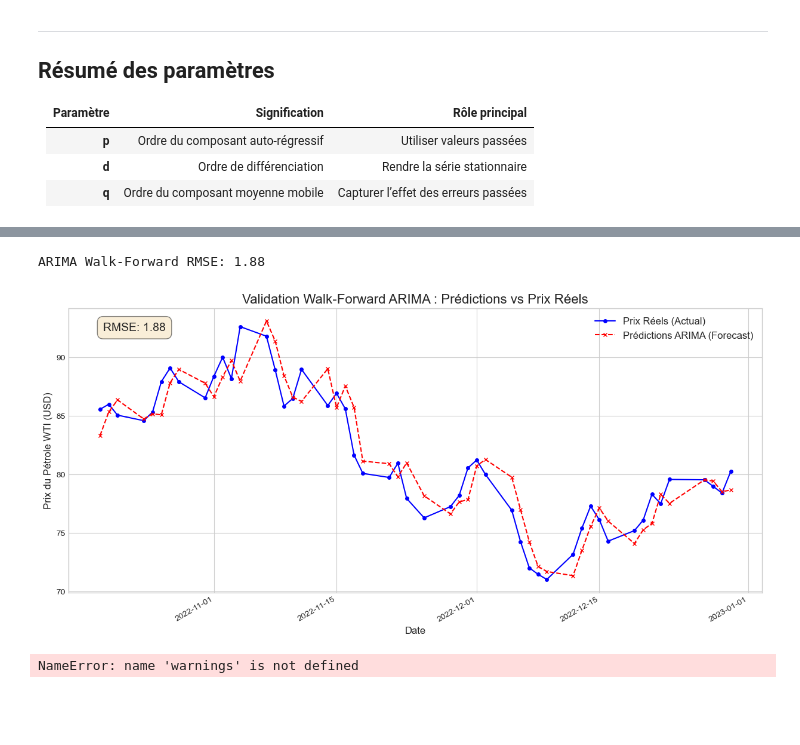
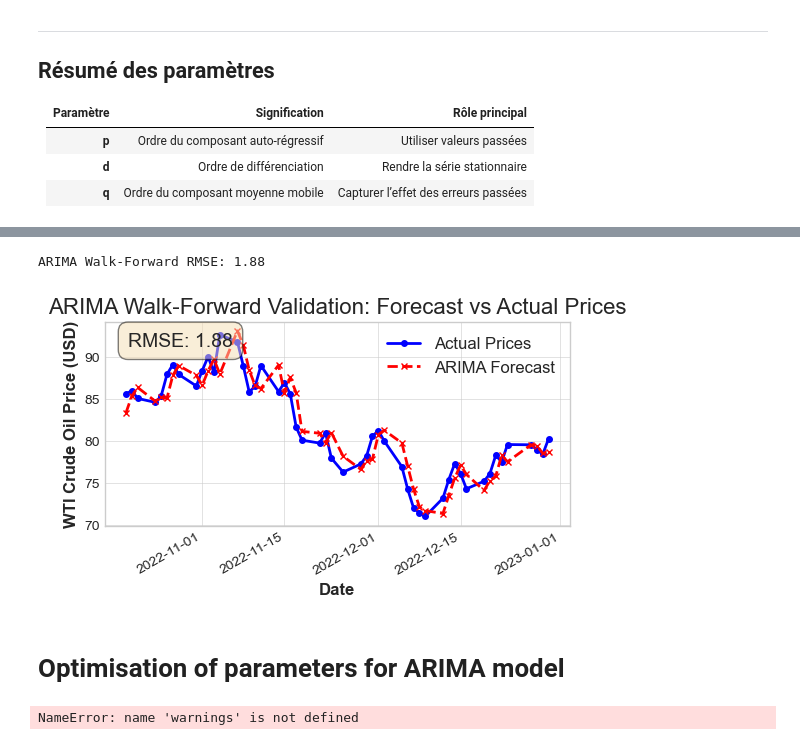
Before and after one commit to EKHARKHA/time-series-forecasting-WTI, a Jupyter notebook: code.ipynb, the cells around one changed output, grey strips where cells are left out. Drawn from its saved outputs; the diff is of its cells as text; code cells hidden in the pictures; blank space fills up the shorter version.

```diff
--- a/code.ipynb
+++ b/code.ipynb
@@ -485,9 +470,6 @@ On ajoute la différence prédite à la dernière valeur observée :
 # %%
-import warnings
-
 warnings.filterwarnings("ignore")
 
-# --- DATA LOADING ---
 ticker_symbol = "CL=F"
 start_date = "2022-01-01"
 end_date = "2022-12-31"
@@ -498,8 +480,6 @@ wti_data = yf.download(ticker_symbol, start=start_date, end=end_date, progress=F
 # This ensures we are working with a 1D array from the very beginning.
 close_prices = wti_data['Close'].squeeze().astype(float)
 
-
-# --- TRAIN/TEST SPLIT (now guaranteed to be from a 1D Series) ---
 train_size = int(len(close_prices) * 0.8)
 train, test = close_prices.iloc[:train_size], close_prices.iloc[train_size:]
 
@@ -508,17 +488,17 @@ history = train.copy()
 predictions = []
 
 for t in range(len(test)):
-    # This will now receive a clean, 1-dimensional, numeric Series
+    # Fit ARIMA model on the current history
     model = ARIMA(history, order=(5, 1, 0))
     model_fit = model.fit()
 
+    # Forecast the next value
     forecast = model_fit.forecast()
     yhat = forecast.iloc[0]
     predictions.append(yhat)
 
+    # Get the actual observation and append it to history
     obs = test.iloc[t]
-
-    # This concatenation will now work correctly
     new_obs_series = pd.Series([obs], index=[test.index[t]])
     history = pd.concat([history, new_obs_series])
 
@@ -526,52 +506,48 @@ for t in range(len(test)):
 arima_rmse = np.sqrt(mean_squared_error(test, predictions))
 print(f'ARIMA Walk-Forward RMSE: {arima_rmse:.2f}')
 
-
 try:
     test, predictions, arima_rmse
 except NameError:
-    print("Génération de données d'exemple car les variables n'ont pas été trouvées en mémoire.")
+    print("Generating example data as variables were not found in memory.")
     dummy_dates = pd.date_range(start="2022-10-19", periods=51, freq='B')
     dummy_actuals = np.random.rand(51).cumsum() + 85
     arima_rmse = 1.88
     dummy_predictions = dummy_actuals + np.random.randn(51) * arima_rmse
     test = pd.Series(dummy_actuals, index=dummy_dates, name="Close")
     predictions = dummy_predictions
-# --- Fin de la génération de données d'exemple ---
 
 
-# Création du graphique
+
 plt.style.use('seaborn-v0_8-whitegrid')
-plt.figure(figsize=(15, 7))
+plt.figure(figsize=(6, 3))
 
-# Tracer les prix réels de l'ensemble de test
-plt.plot(test.index, test.values, label='Prix Réels (Actual)', color='blue', marker='o', markersize=4, linestyle='-')
+# Plot actual prices from the test set
+plt.plot(test.index, test.values, label='Actual Prices', color='blue', marker='o', markersize=4, linestyle='-')
 
-# Tracer les prix prédits par le modèle
-plt.plot(test.index, predictions, label='Prédictions ARIMA (Forecast)', color='red', marker='x', markersize=4, linestyle='--')
+# Plot predicted prices from ARIMA model
+plt.plot(test.index, predictions, label='ARIMA Forecast', color='red', marker='x', markersize=4, linestyle='--')
 
-# Ajouter les titres et les étiquettes pour plus de clarté
-plt.title('Validation Walk-Forward ARIMA : Prédictions vs Prix Réels', fontsize=16)
+
+plt.title('ARIMA Walk-Forward Validation: Forecast vs Actual Prices', fontsize=16)
 plt.xlabel('Date', fontsize=12)
-plt.ylabel('Prix du Pétrole WTI (USD)', fontsize=12)
+plt.ylabel('WTI Crude Oil Price (USD)', fontsize=12)
 plt.legend(fontsize=12)
 
-# Ajouter une boîte de texte avec la valeur du RMSE
-# La boîte est placée dans le coin supérieur gauche du graphique.
+
 plt.text(0.05, 0.95, f'RMSE: {arima_rmse:.2f}',
          transform=plt.gca().transAxes,
          fontsize=14,
          verticalalignment='top',
          bbox=dict(boxstyle='round,pad=0.5', fc='wheat', alpha=0.5))
 
-# Assurer que les étiquettes de date ne se chevauchent pas
 plt.gcf().autofmt_xdate()
-
-# Afficher le graphique
 plt.show()
 # %% [output]
 ARIMA Walk-Forward RMSE: 1.88
-[figure, old version]
+[figure, new version]
+# %% [markdown]
+# Optimisation of parameters for ARIMA model
 # %%
 warnings.filterwarnings("ignore")
 
```
Also changed, not shown: parts of 22 cells of this notebook.
